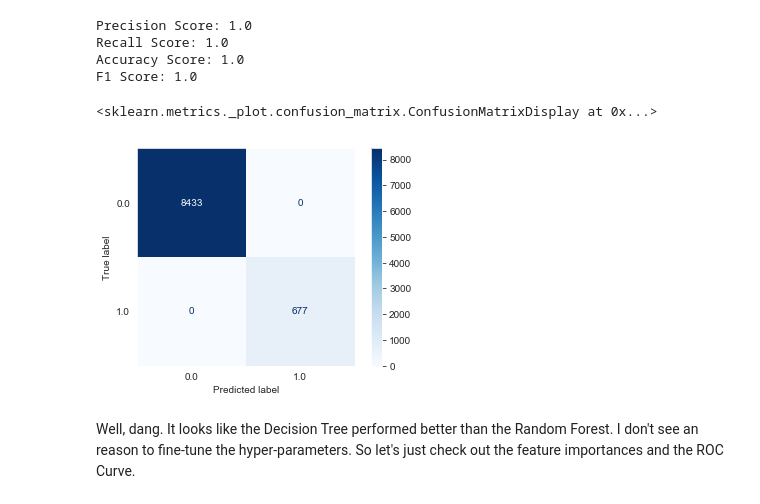
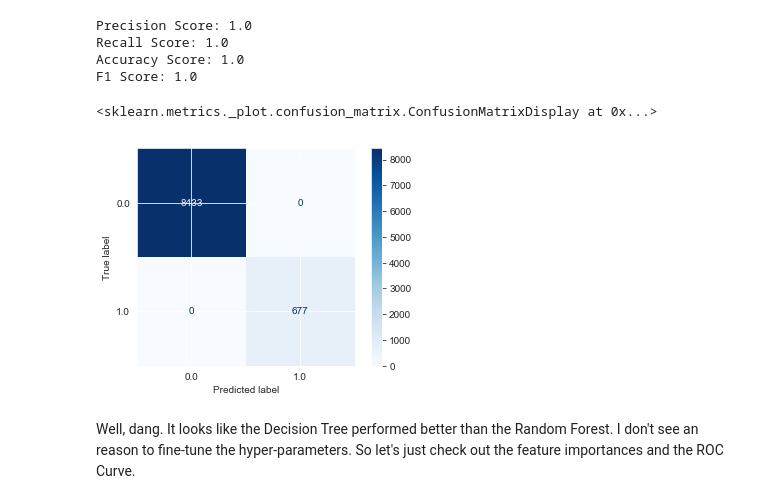
Before and after one commit to bmauss/LogReg_Analysis_of_Terry_Stops, a Jupyter notebook: 3. Modeling.ipynb, the cells around one changed output. Saved outputs shown, nothing was run; the diff lists cells and outputs as text; code cells hidden in the pictures.

```diff
--- a/3. Modeling.ipynb
+++ b/3. Modeling.ipynb
@@ -527,7 +527,7 @@ clf_RF.fit(X_train_scaled, y_train)
 
 y_hat_test_rf = clf_RF.predict(X_test_scaled)
 
-sns.set_style('dark')
+
 plot_confusion_matrix(clf_RF, X_test_scaled, y_test, cmap=plt.cm.Blues)
 # %% [output]
 <sklearn.metrics._plot.confusion_matrix.ConfusionMatrixDisplay at 0x...>
@@ -633,8 +603,6 @@ clf_dt.fit(X_train_scaled, y_train)
 
 
 from sklearn import tree
-sns.set_style('dark')
-
 
 plt.figure(figsize=(12,12), dpi=500, edgecolor='black')
 
@@ -660,11 +628,10 @@ Recall Score: 1.0
 Accuracy Score: 1.0
 F1 Score: 1.0
 # %%
-sns.set_style('dark')
 plot_confusion_matrix(clf_dt, X_test_scaled, y_test, cmap=plt.cm.Blues)
 # %% [output]
 <sklearn.metrics._plot.confusion_matrix.ConfusionMatrixDisplay at 0x...>
-[figure, old version]
+[figure, new version]
 # %% [markdown]
 Well, dang.  It looks like the Decision Tree performed better than the Random Forest.  I don't see an reason to fine-tune the hyper-parameters.  So let's just check out the feature importances and the ROC Curve.
 # %% [markdown]
```
Also changed, not shown: parts of 14 cells of this notebook, 4 other files.
